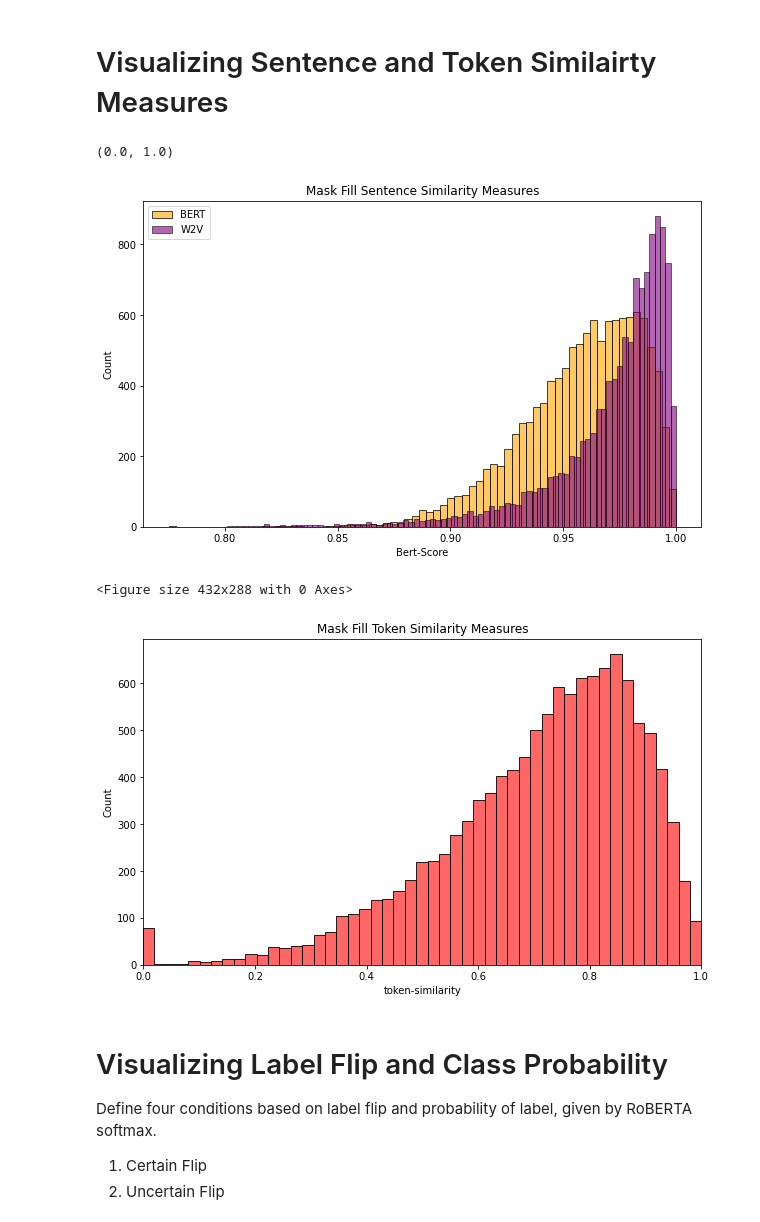
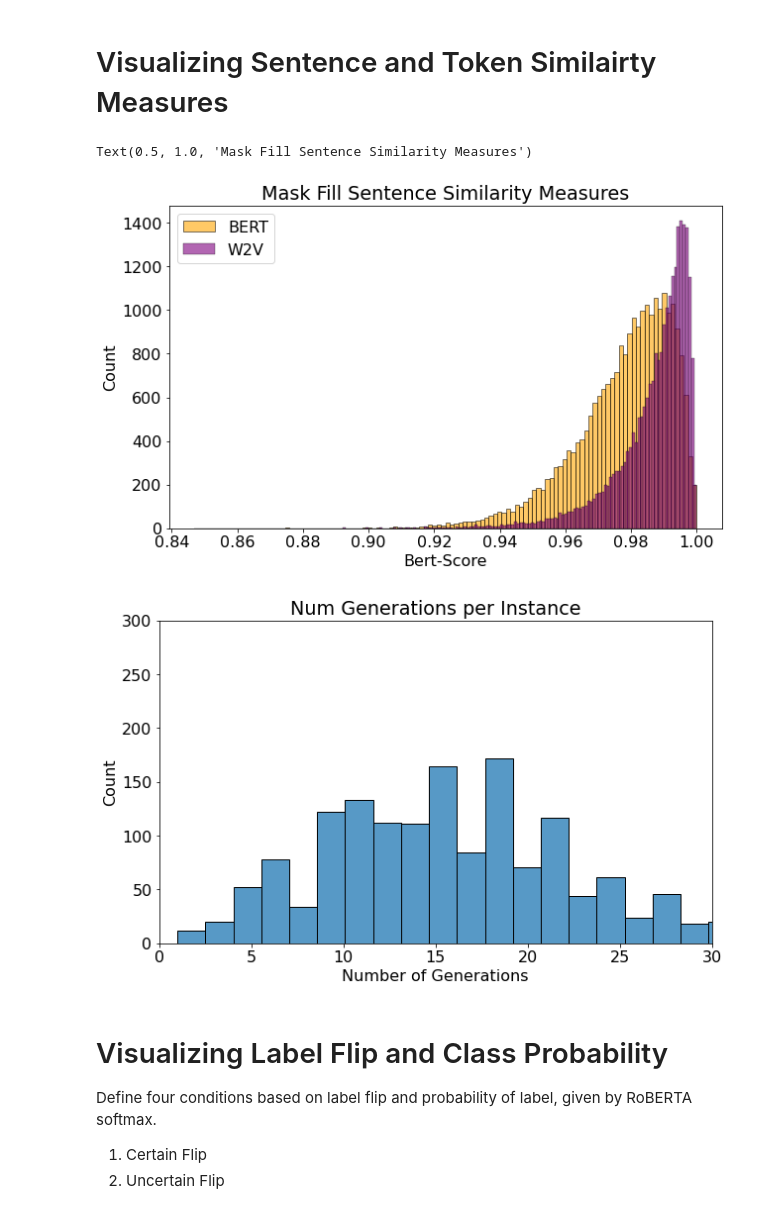
Before and after one commit to JohnnyMa314/MP-Edit, a Jupyter notebook: notebooks/Visualizing-Minimal-Pair-Edits.ipynb, the cells around one changed output. Saved outputs shown, nothing was run; the diff lists cells and outputs as text; code cells hidden in the pictures.

Commit message:
New Pipeline for MP Generation
Creating new flexible masking/prompting pipeline for minimal pair generation over MNLI data instances. Includes fine tuning options.

```diff
--- a/notebooks/Visualizing-Minimal-Pair-Edits.ipynb
+++ b/notebooks/Visualizing-Minimal-Pair-Edits.ipynb
@@ -3,5 +28,7 @@ import pandas as pd
 import numpy as np
 import matplotlib.pyplot as plt
 import seaborn as sns
+plt.rcParams.update({'font.size': 16})
 
-df = pd.read_csv('../output/MNLI/1500_mnli_cond_pairs_tagged_hypos.csv')
+df = pd.read_csv('cleaned_5000_fine-tuned_content-words_model-label_beam_mnli_cond_pairs_tagged.csv')
+df.shape
@@ -28,20 +58,31 @@ Index(['Unnamed: 0', 'Unnamed: 0.1', 'line-num', 'pred-model', 'fill-model',
 # %%
 fig, ax = plt.subplots(figsize=(10,6))
 sns.histplot(df['Bert-Score'], label = 'BERT', alpha = 0.6, color = 'orange')
 sns.histplot(df['Word2Vec-Score'], label = 'W2V', alpha=0.6, color = 'purple')
 plt.legend()
 plt.title('Mask Fill Sentence Similarity Measures')
 
-plt.figure()
-fig, ax = plt.subplots(figsize=(10,6))
-sns.histplot(df['token-similarity'], label = 'TokSim', alpha=0.6, color = 'red')
-plt.title('Mask Fill Token Similarity Measures')
-plt.xlim([0,1])
+# plt.figure()
+# fig, ax = plt.subplots(figsize=(10,6))
+# sns.histplot(df['token-similarity'], label = 'TokSim', alpha=0.6, color = 'red')
+# plt.title('Mask Fill Token Similarity Measures')
+# plt.xlim([0,1])
 # %% [output]
-(0.0, 1.0)
+Text(0.5, 1.0, 'Mask Fill Sentence Similarity Measures')
-[figure, old version]
+[figure, new version]
-<Figure size 432x288 with 0 Axes>
-[figure, removed]
+# %%
+# Visualizing Number of Generations per Data Instance
+fig, ax = plt.subplots(figsize=(10,6))
+num_gens = df.groupby(df['line-num']).size()
+sns.histplot(num_gens)
+plt.xlim([0,30])
+plt.ylim([0,300])
+plt.xlabel('Number of Generations')
+plt.title('Num Generations per Instance')
+plt.savefig('instances1.png', dpi = 300)
+plt.show()
+# %% [output]
+[figure, added]
 # %% [markdown]
 # Visualizing Label Flip and Class Probability
 
```
Also changed, not shown: parts of 15 cells of this notebook, 32 other files.
